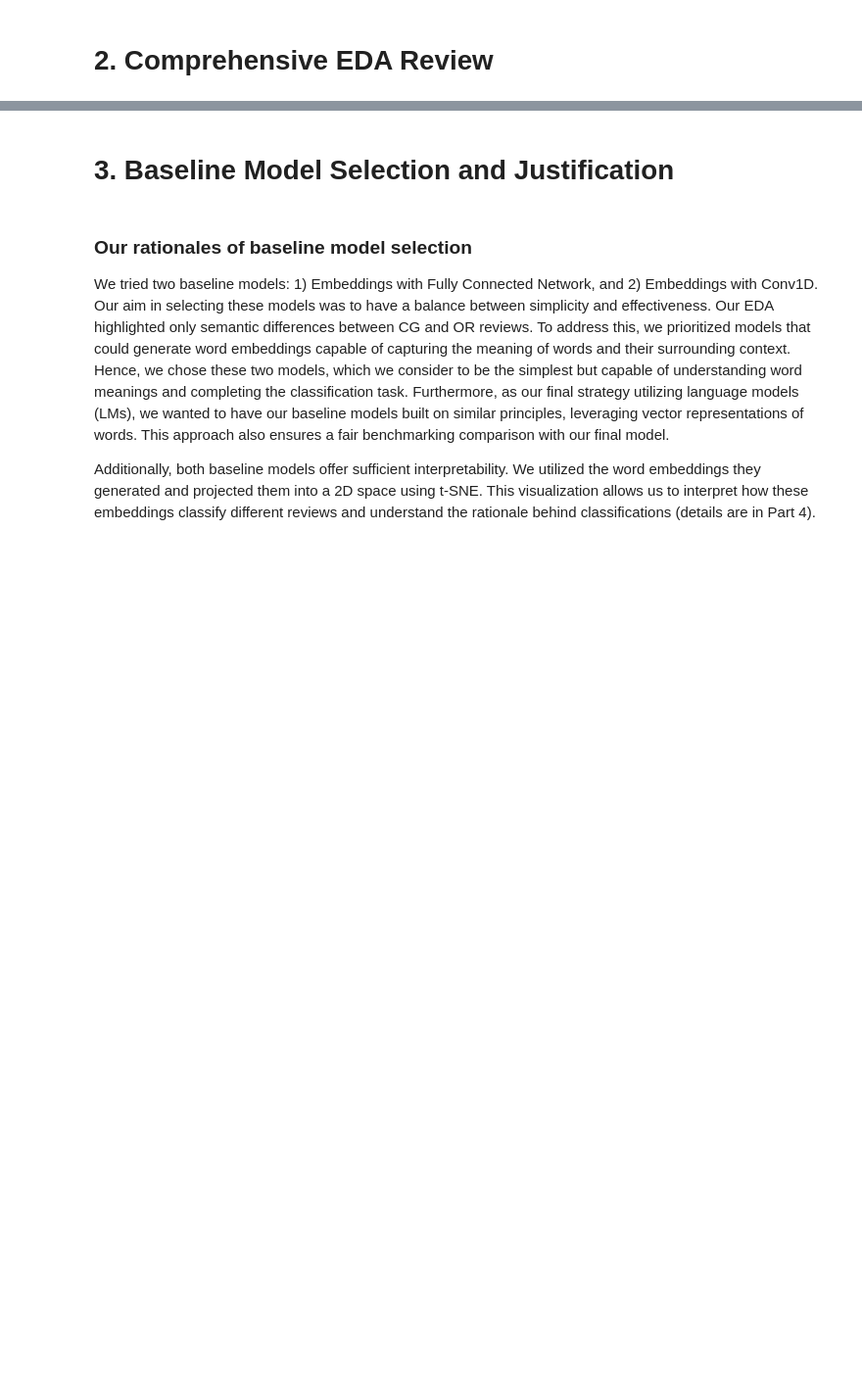
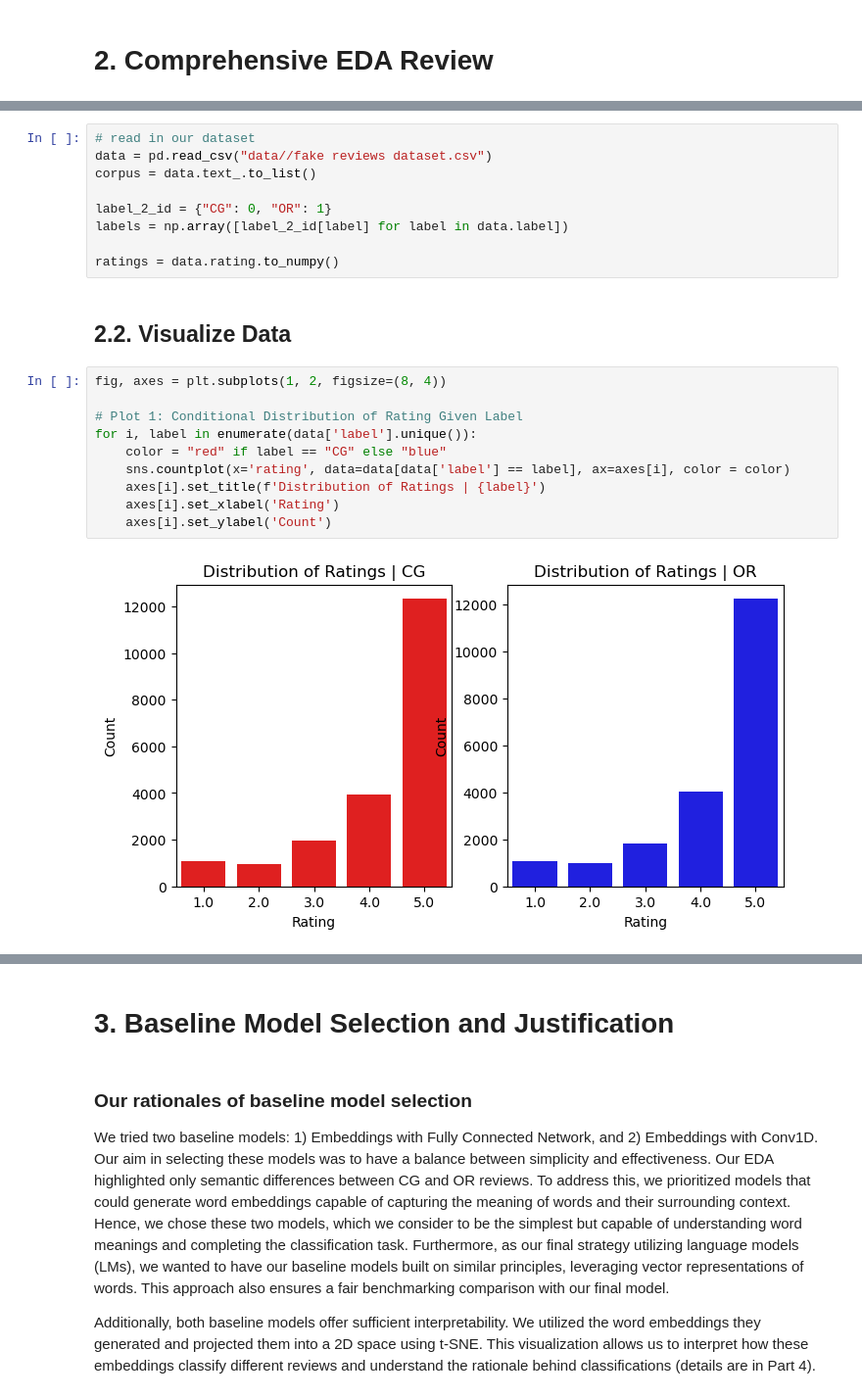
Before and after one commit to TonyW42/cs209, a Jupyter notebook: Milestone_4_Shulin.ipynb, the cells around one changed output, grey strips where cells are left out. Shown at 98% size. Saved outputs shown, nothing was run; the diff lists cells and outputs as text; blank space fills up the shorter version.

```diff
--- a/Milestone_4_Shulin.ipynb
+++ b/Milestone_4_Shulin.ipynb
@@ -6,0 +50,23 @@
+# %%
+# read in our dataset
+data = pd.read_csv("data//fake reviews dataset.csv")
+corpus = data.text_.to_list()
+
+label_2_id = {"CG": 0, "OR": 1}
+labels = np.array([label_2_id[label] for label in data.label])
+
+ratings = data.rating.to_numpy()
+# %% [markdown]
+## 2.2. Visualize Data
+# %%
+fig, axes = plt.subplots(1, 2, figsize=(8, 4))
+
+# Plot 1: Conditional Distribution of Rating Given Label
+for i, label in enumerate(data['label'].unique()):
+    color = "red" if label == "CG" else "blue"
+    sns.countplot(x='rating', data=data[data['label'] == label], ax=axes[i], color = color)
+    axes[i].set_title(f'Distribution of Ratings | {label}')
+    axes[i].set_xlabel('Rating')
+    axes[i].set_ylabel('Count')
+# %% [output]
+[figure, added]
```
Also changed, not shown: parts of 9 cells of this notebook.
